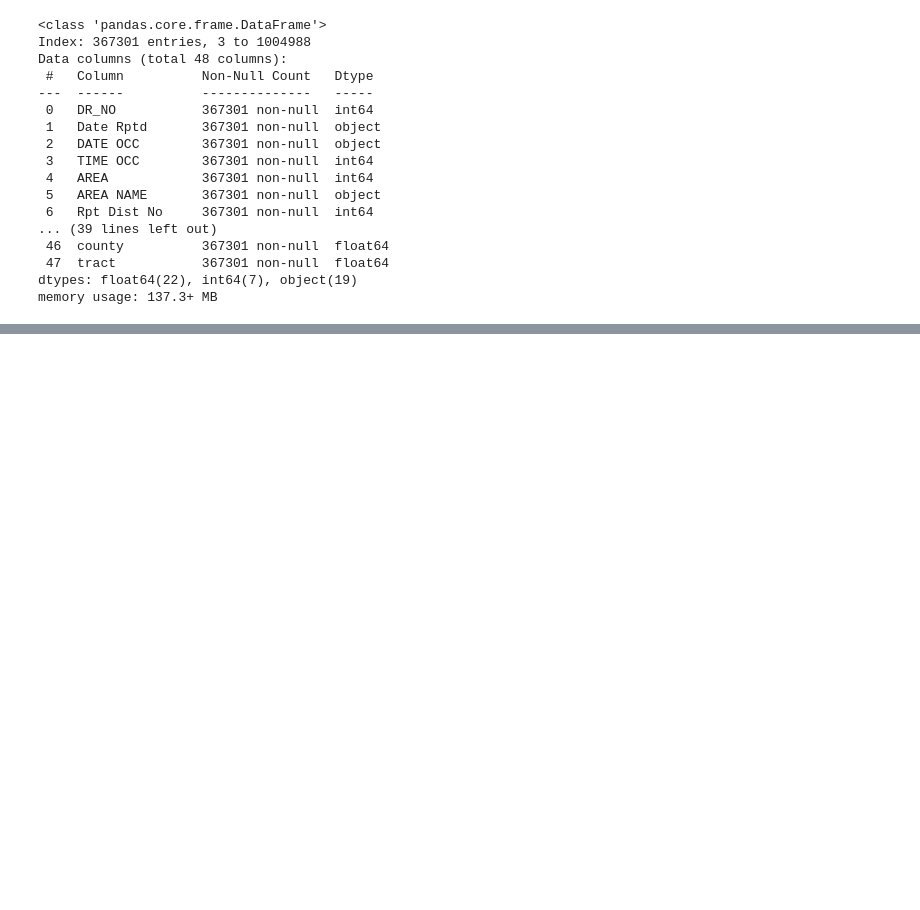
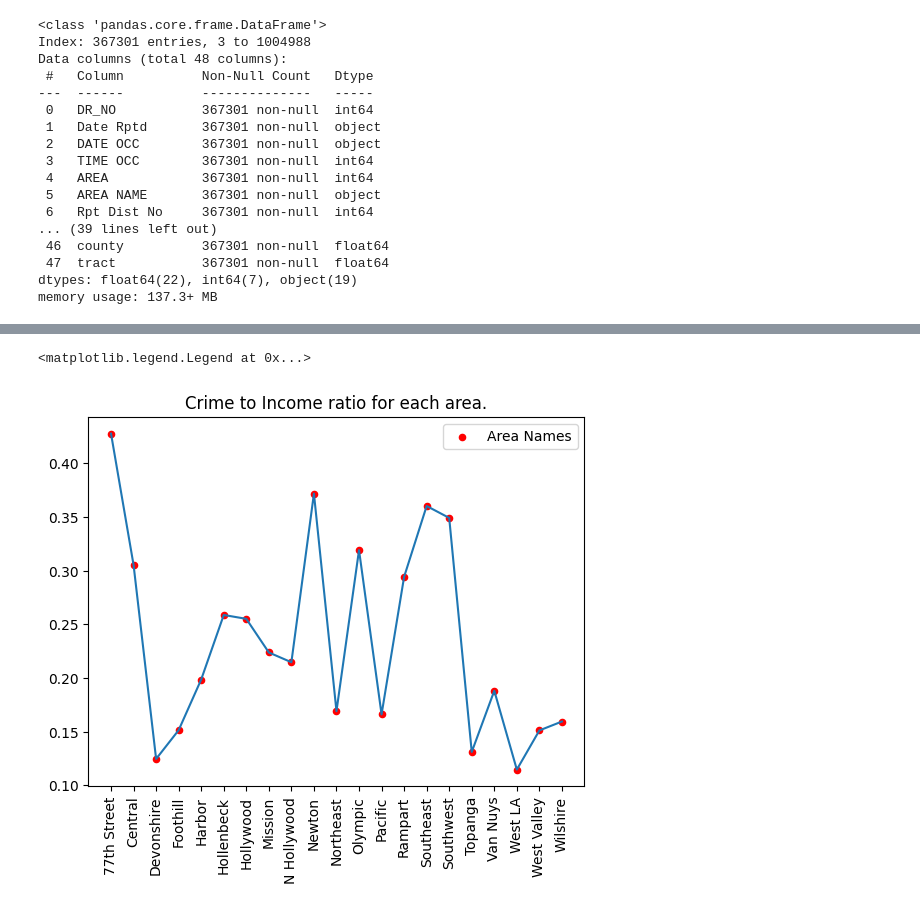
Before and after one commit to mlukoms0/Vehicle_theft_ML_MODEL, a Jupyter notebook: dataintegration.ipynb, the cells around one changed output, grey strips where cells are left out. Cells and saved outputs as stored; diff of their text form; code cells hidden in the pictures; blank space fills up the shorter version.

```diff
--- a/dataintegration.ipynb
+++ b/dataintegration.ipynb
@@ -180,0 +190,9 @@ KeyError: 'Crm Cc'
+# %%
+crime_counts = premis_filtered.groupby("AREA NAME").size()
+
+mean_income = premis_filtered.groupby("AREA NAME")["B19013_001E"].mean()
+
+crime_income_ratio = (crime_counts / mean_income).to_dict()
+premis_filtered['crime_income_ratio'] = premis_filtered['AREA NAME'].map(crime_income_ratio)
+
+premis_filtered[['AREA NAME', 'crime_income_ratio']].drop_duplicates().sort_values('crime_income_ratio', ascending=False)
@@ -180,0 +217,9 @@ KeyError: 'Crm Cc'
+# %%
+plt.plot(crime_income_ratio.keys(), crime_income_ratio.values())
+plt.xticks(rotation=90)
+plt.title('Crime to Income ratio for each area.')
+plt.scatter(crime_income_ratio.keys(), crime_income_ratio.values(), color='red', s=20, label='Area Names')
+plt.legend()
+# %% [output]
+<matplotlib.legend.Legend at 0x...>
+[figure, added]
```
Also changed, not shown: parts of 10 cells of this notebook, 2 other files.
